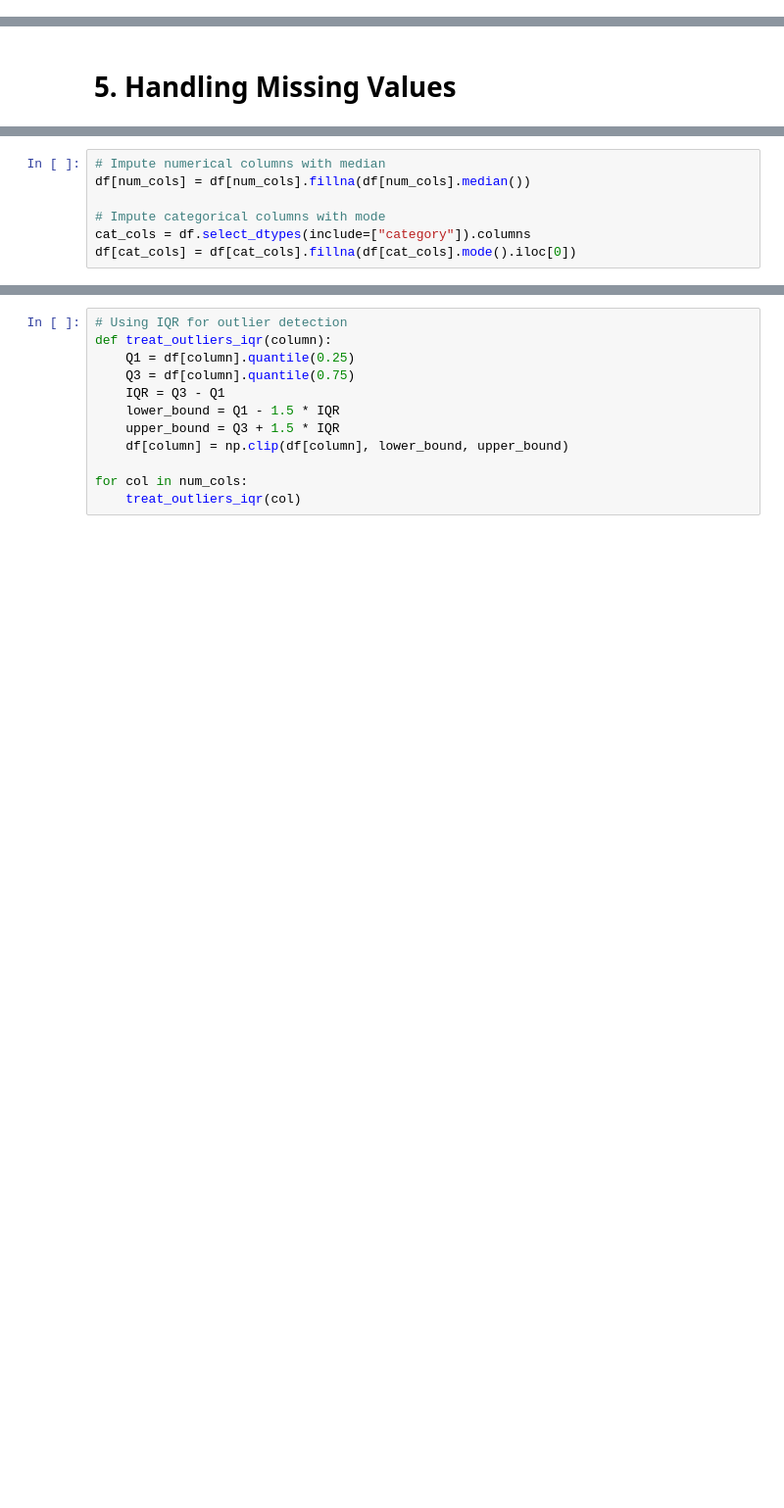
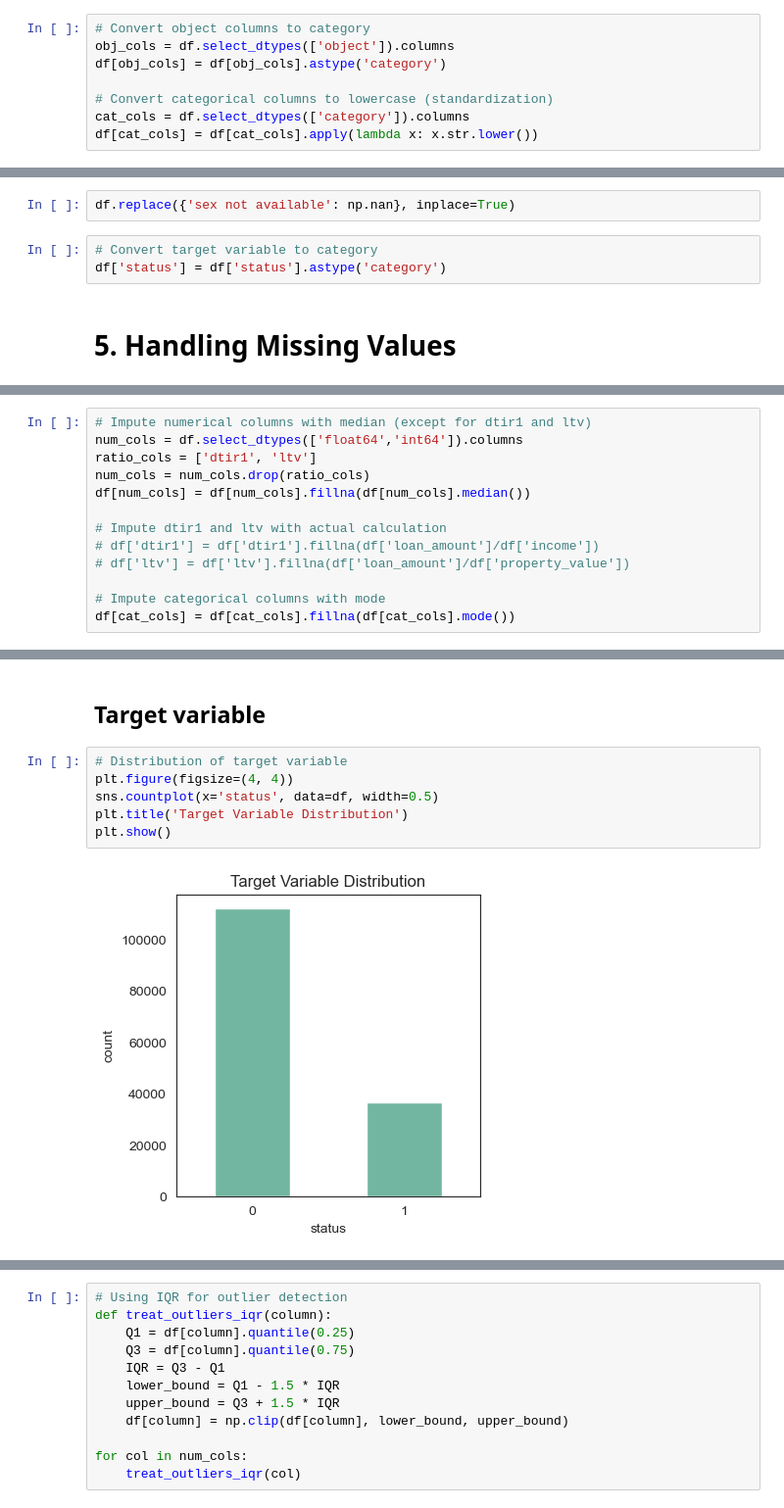
Before and after one commit to Hoale2908/Mortgage_Loans_Data_Preprocessing, a Jupyter notebook: code.ipynb, the cells around one changed output, grey strips where cells are left out. Shown: that part at 98% size. Cells and saved outputs as stored; diff of their text form; blank space fills up the shorter version.

```diff
--- a/code.ipynb
+++ b/code.ipynb
@@ -99,0 +84,8 @@ plt.show()
+# %%
+# Convert object columns to category
+obj_cols = df.select_dtypes(['object']).columns
+df[obj_cols] = df[obj_cols].astype('category')
+
+# Convert categorical columns to lowercase (standardization)
+cat_cols = df.select_dtypes(['category']).columns
+df[cat_cols] = df[cat_cols].apply(lambda x: x.str.lower())
@@ -100,3 +114,8 @@ plt.show()
+# %%
+df.replace({'sex not available': np.nan}, inplace=True)
+# %%
+# Convert target variable to category
+df['status'] = df['status'].astype('category')
 # %% [markdown]
 # 5. Handling Missing Values
 # %%
@@ -125,7 +145,13 @@ Maximum missing values percentage is 27%. We will not drop any columns but inste
 # %%
-# Impute numerical columns with median
+# Impute numerical columns with median (except for dtir1 and ltv)
+num_cols = df.select_dtypes(['float64','int64']).columns
+ratio_cols = ['dtir1', 'ltv']
+num_cols = num_cols.drop(ratio_cols)
 df[num_cols] = df[num_cols].fillna(df[num_cols].median())
 
+# Impute dtir1 and ltv with actual calculation
+# df['dtir1'] = df['dtir1'].fillna(df['loan_amount']/df['income'])
+# df['ltv'] = df['ltv'].fillna(df['loan_amount']/df['property_value'])
+
 # Impute categorical columns with mode
-cat_cols = df.select_dtypes(include=["category"]).columns
-df[cat_cols] = df[cat_cols].fillna(df[cat_cols].mode().iloc[0])
+df[cat_cols] = df[cat_cols].fillna(df[cat_cols].mode())
@@ -131,0 +160,10 @@ df[cat_cols] = df[cat_cols].fillna(df[cat_cols].mode().iloc[0])
+# %% [markdown]
+## Target variable
+# %%
+# Distribution of target variable
+plt.figure(figsize=(4, 4))
+sns.countplot(x='status', data=df, width=0.5)
+plt.title('Target Variable Distribution')
+plt.show()
+# %% [output]
+[figure, added]
```
Also changed, not shown: parts of 42 cells of this notebook, 1 other file.
